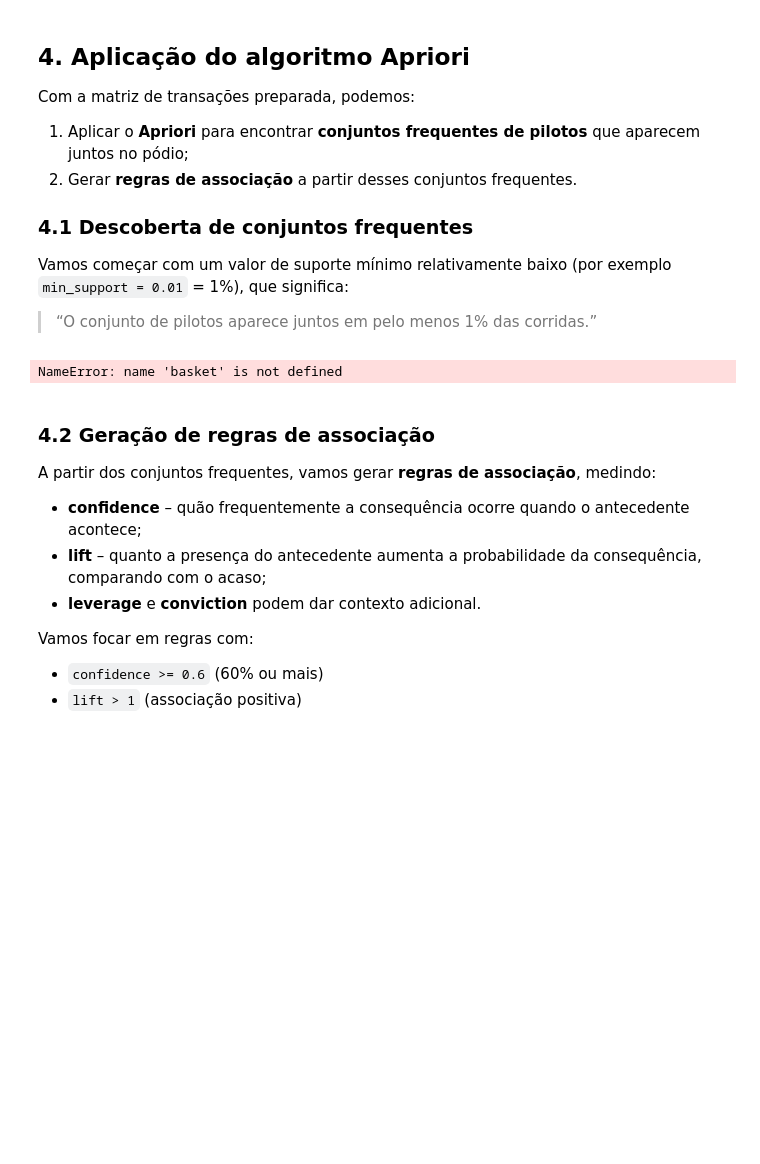
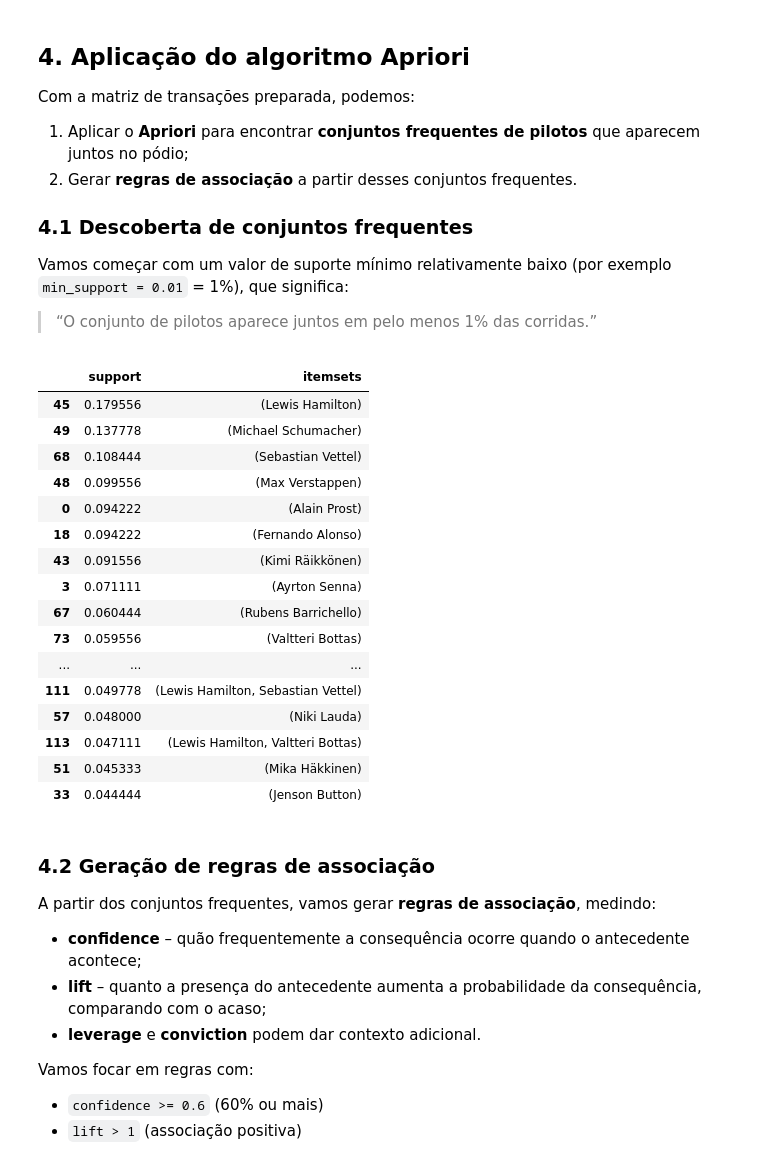
Before and after one commit to rodrigocastro27/IA25_P02_G3, a Jupyter notebook: Trabalho2/Notebook_P02_Apriori_F1.ipynb, the cells around one changed output. Drawn from its saved outputs; the diff is of its cells as text; code cells hidden in the pictures; blank space fills up the shorter version.

```diff
--- a/Trabalho2/Notebook_P02_Apriori_F1.ipynb
+++ b/Trabalho2/Notebook_P02_Apriori_F1.ipynb
@@ -383,17 +383,33 @@ Vamos começar com um valor de suporte mínimo relativamente baixo (por exemplo
 # %%
 # 4.1 Aplicar o Apriori para encontrar conjuntos frequentes
 frequent_itemsets = apriori(
-    basket,
+    basketDrivers,
     min_support=0.01,    # ajustar se necessário
     use_colnames=True
 )
 
 # Ordenar por suporte (do maior para o menor)
 frequent_itemsets_sorted = frequent_itemsets.sort_values('support', ascending=False)
 
 frequent_itemsets_sorted.head(20)
 # %% [output]
-NameError: name 'basket' is not defined
+|  | support | itemsets |
+| 45 | 0.179556 | (Lewis Hamilton) |
+| 49 | 0.137778 | (Michael Schumacher) |
+| 68 | 0.108444 | (Sebastian Vettel) |
+| 48 | 0.099556 | (Max Verstappen) |
+| 0 | 0.094222 | (Alain Prost) |
+| 18 | 0.094222 | (Fernando Alonso) |
+| 43 | 0.091556 | (Kimi Räikkönen) |
+| 3 | 0.071111 | (Ayrton Senna) |
+| 67 | 0.060444 | (Rubens Barrichello) |
+| 73 | 0.059556 | (Valtteri Bottas) |
+| ... | ... | ... |
+| 111 | 0.049778 | (Lewis Hamilton, Sebastian Vettel) |
+| 57 | 0.048000 | (Niki Lauda) |
+| 113 | 0.047111 | (Lewis Hamilton, Valtteri Bottas) |
+| 51 | 0.045333 | (Mika Häkkinen) |
+| 33 | 0.044444 | (Jenson Button) |
 # %% [markdown]
 ### 4.2 Geração de regras de associação
 
```
Also changed, not shown: parts of 2 cells of this notebook.
